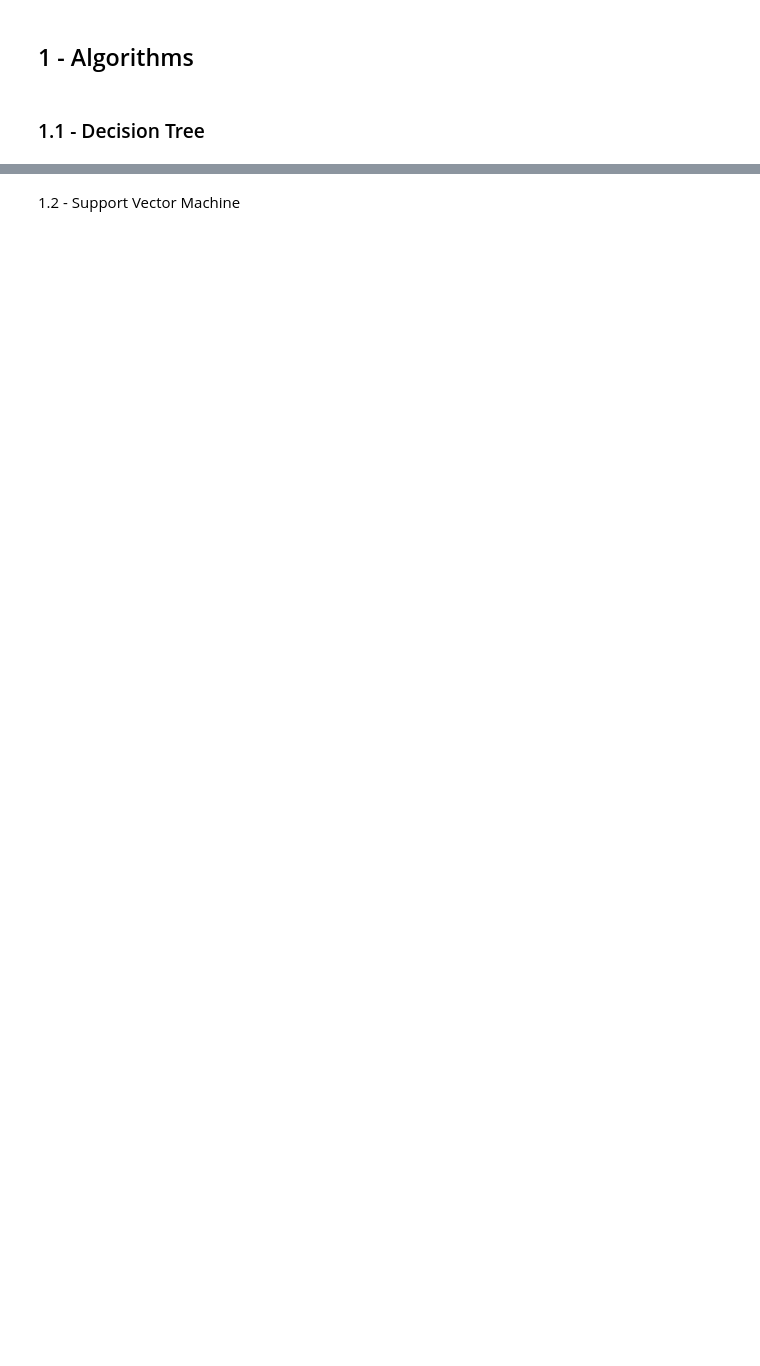
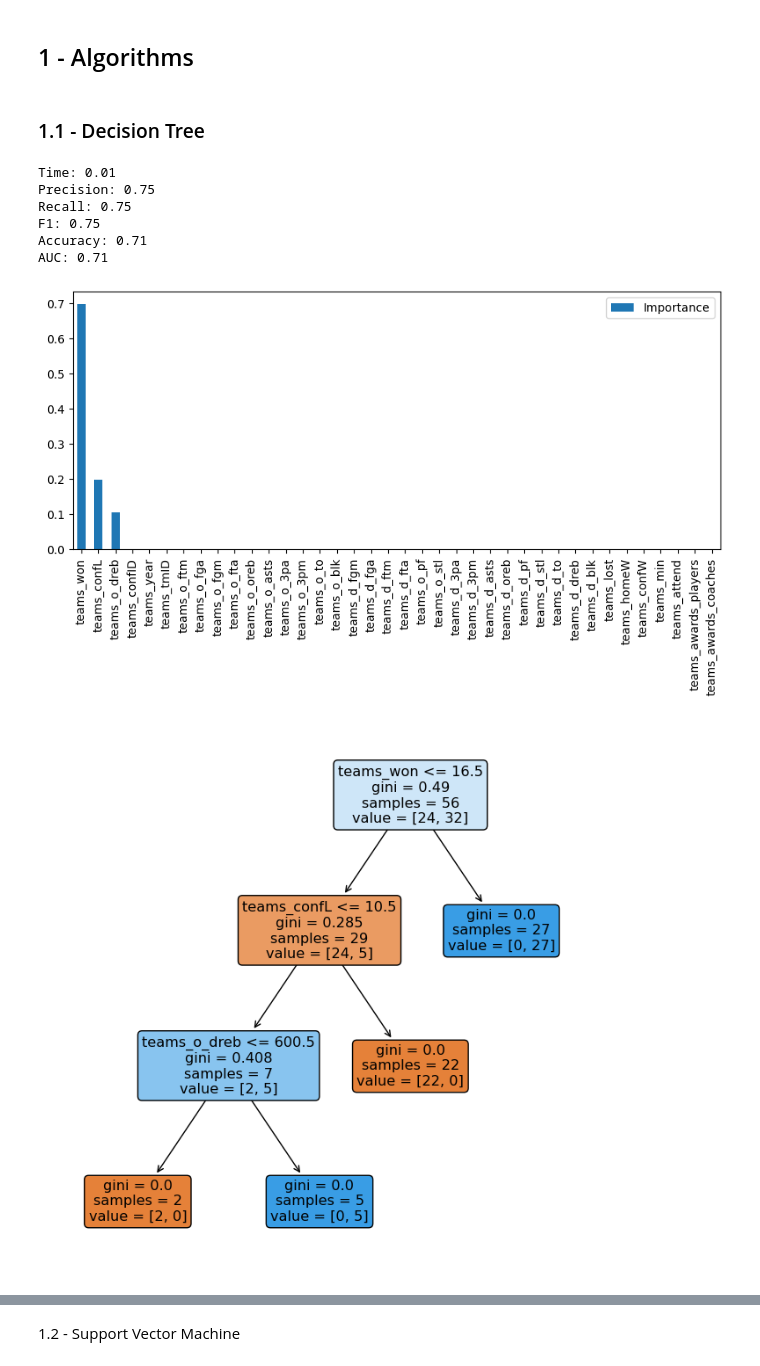
Before and after one commit to ritaleite03/FEUP-MEIC-AC, a Jupyter notebook: project_1/4_predictive.ipynb, the cells around one changed output, grey strips where cells are left out. Drawn from its saved outputs; the diff is of its cells as text; code cells hidden in the pictures; blank space fills up the shorter version.

Commit message:
add time measure

```diff
--- a/project_1/4_predictive.ipynb
+++ b/project_1/4_predictive.ipynb
@@ -59,37 +70,55 @@ encode_categorical_columns(teams)
 ### 1.1 - Decision Tree
 # %%
 def algorithm(data, year, number):
+
     train = data[data['teams_year'] < year]
     test = data[data['teams_year'] == year]
 
-    train.drop("teams_year", axis=1, inplace=True)
-    test.drop("teams_year", axis=1, inplace=True)
+    # train.drop("teams_year", axis=1, inplace=True)
+    # test.drop("teams_year", axis=1, inplace=True)
 
     X_train = train.drop("teams_playoff", axis=1)
     Y_train = train["teams_playoff"]
 
     X_test = test.drop("teams_playoff", axis=1)
     Y_test = test["teams_playoff"]
 
+    start_time = time.time()
+
     decision_tree = DecisionTreeClassifier(random_state=42)
     decision_tree.fit(X_train, Y_train)
 
     y_pred_proba = decision_tree.predict_proba(X_test)[:, 1]
     y_pred = np.zeros_like(y_pred_proba)
-    top_8_indices = np.argsort(y_pred_proba)[-number:]
-    y_pred[top_8_indices] = 1
+    y_pred[np.argsort(y_pred_proba)[-number:]] = 1
 
-    print(f"\nClassification Report:\n", classification_report(Y_test, y_pred))
+    end_time = time.time()
+
+    # print(f"\nClassification Report:\n", classification_report(Y_test, y_pred))
+    print(f"Time: {(end_time - start_time):.2f}")
+    print(f"Precision: {precision_score(Y_test, y_pred):.2f}")
+    print(f"Recall: {recall_score(Y_test, y_pred):.2f}")
+    print(f"F1: {f1_score(Y_test, y_pred):.2f}")
     print(f"Accuracy: {accuracy_score(Y_test, y_pred):.2f}")
+    print(f"AUC: { roc_auc_score(Y_test, y_pred):.2f}")
 
     feature_importances_df = pd.DataFrame(decision_tree.feature_importances_, index=X_train.columns, columns=["Importance"])
     feature_importances_df.sort_values(by='Importance', ascending=False, inplace=True)
-    feature_importances_df.plot(kind='bar', figsize=(12, 12))
+    feature_importances_df.plot(kind='bar', figsize=(10, 4))
 
-    plt.figure(figsize=(10, 7))
+    plt.figure(figsize=(8, 8))
     plot_tree(decision_tree, filled=True, feature_names=X_test.columns.to_list(), rounded=True)
     plt.show()
 
-algorithm(teams[teams['teams_confID']==0],10,4)
-algorithm(teams[teams['teams_confID']==1],10,4)
+algorithm(teams[teams['teams_confID']==0],9,4)
+algorithm(teams[teams['teams_confID']==1],9,4)
 algorithm(teams,9,8)
+# %% [output]
+Time: 0.01
+Precision: 0.75
+Recall: 0.75
+F1: 0.75
+Accuracy: 0.71
+AUC: 0.71
+[figure, added]
+[figure, added]
```
Also changed, not shown: parts of 6 cells of this notebook, 1 other file.
